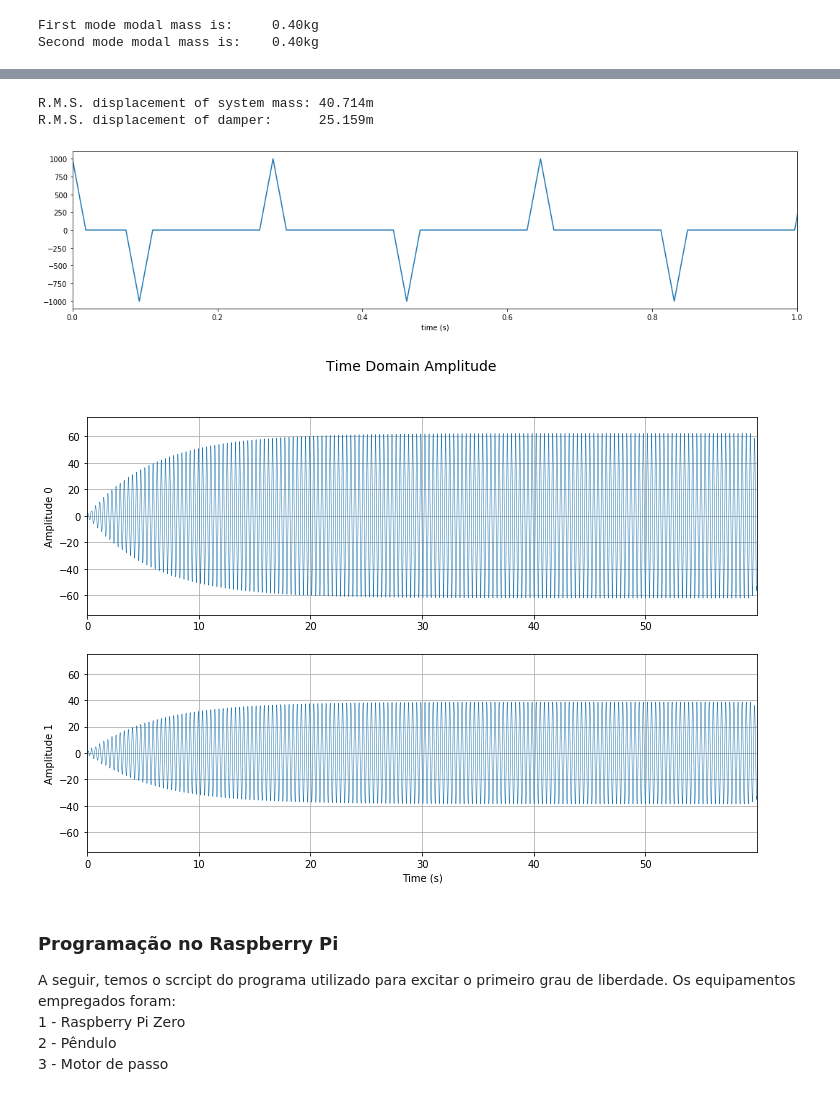
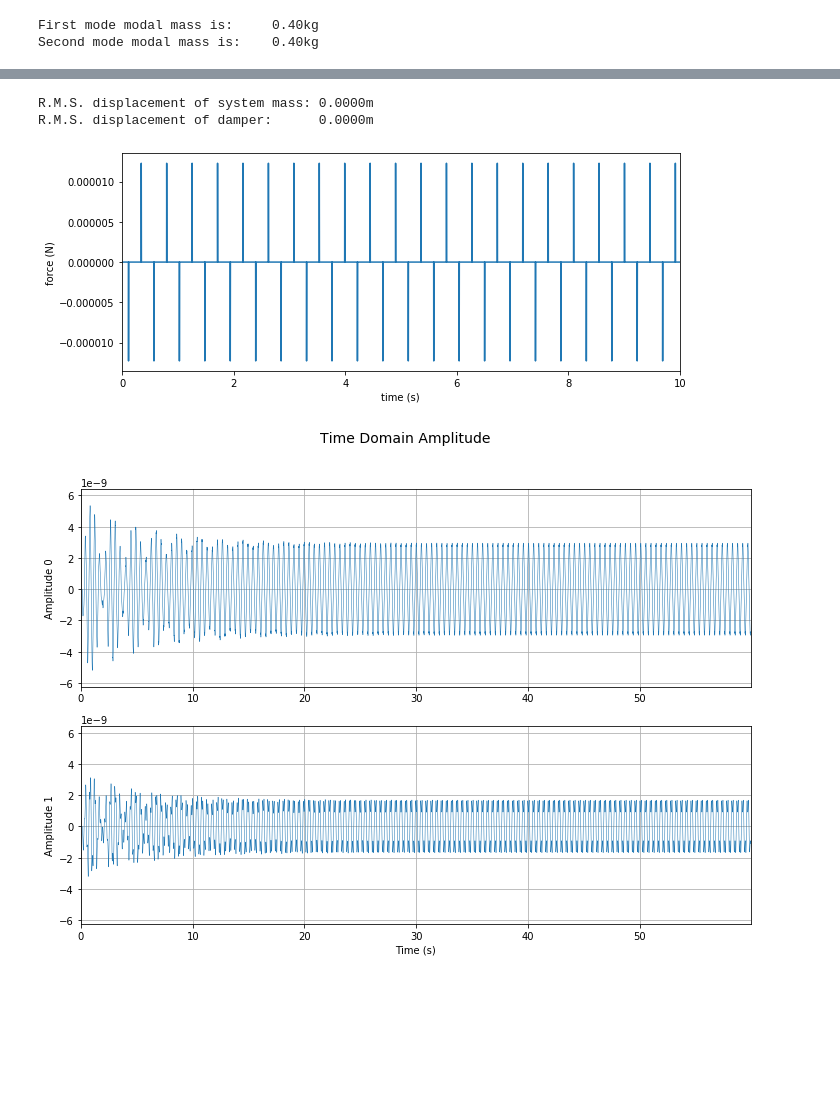
Before and after one commit to lucasborges-ec/FinalProject, a Jupyter notebook: FinalProject.ipynb, the cells around one changed output, grey strips where cells are left out. Drawn from its saved outputs; the diff is of its cells as text; code cells hidden in the pictures; blank space fills up the shorter version.

```diff
--- a/FinalProject.ipynb
+++ b/FinalProject.ipynb
@@ -110,0 +173,17 @@ O primeiro andar é excitado por uma força de impacto de intensidade F0 e frequ
+# %%
+## Geração de sinal triangular
+
+# Discretização do tempo
+N = 42100
+Td =  N*lag_time
+t=np.linspace(0,Td,N+1)
+fs =  N/Td
+zt=0.01
+
+triangle = signal.sawtooth(2*np.pi*fm*t, 0.5)
+u=triangle*D                # Amplitude em Deslocamento [m]
+u=u[80:]
+t=t[:-80]
+
+v=np.diff(u, n=1)
+a=np.diff(u, n=2)
@@ -111,61 +215,33 @@ O primeiro andar é excitado por uma força de impacto de intensidade F0 e frequ
 # %%
 # Excitation properties
-F0 =  1000          # Intensity
-fm=fk[0]               # Frequency
-Tm=1/fm
-#Time discretization
-
-Td =  60
-n = 10
-N  =  60/(Tm/2/n)
-fs =  N/Td
-zt=0.01
-
-
-t  =  np.linspace(0, Td, N+1)        # time domain
-F1 = np.zeros(t.shape)
-
-t1=60/N
-n=int((Tm/4)/t1)
-F1[0]=1*F0
-for i in range (int((N/(4*n)-1))):
-    F1[3*n+i*4*n]=1*F0
-    F1[n+i*4*n]=-1*F0
-
-F  = [F1, np.zeros(t.shape)]     # loading vector
+m=0.1*m1
+F1 =  m*a                             # Intensity
+F  = [F1, np.zeros(t[:-2].shape)]     # loading vector
 
 # Modal force as MRPy object
 Fk =  MRPy(np.dot(Phi.T, F), fs=fs)
 
 # Normalize by modal masses:
 for k in range(2):
     Fk[k,:] /= Mk[k]
 
-
-
-
-
-plt.figure(2, figsize=(18, 4), clear=True)
-plt.plot(t,F[0])
-plt.xlim(0, 1);   plt.xlabel('time (s)')
-#plt.ylim(-2, 2.0);   plt.ylabel('force (N)')
-
 uk =  Fk.sdof_Duhamel(fk, zt)           # solve by Duhamel
 ut =  MRPy(np.dot(Phi, uk), fs=uk.fs)   # back from modal space
 
 
+plt.figure(5, figsize=(10, 4), clear=True)
+plt.plot(t[:-2],F[0])
+plt.xlim(-.01, 10);   plt.xlabel('time (s)')
+plt.ylabel('force (N)')
+
+
 ut.plot_time();
 
-print('R.M.S. displacement of system mass: {0:6.3f}m'.format(ut[0].std()))
-print('R.M.S. displacement of damper:      {0:6.3f}m'.format(ut[1].std()))
+
+print('R.M.S. displacement of system mass: {0:6.4f}m'.format(ut[0].std()))
+print('R.M.S. displacement of damper:      {0:6.4f}m'.format(ut[1].std()))
 # %% [output]
-R.M.S. displacement of system mass: 40.714m
-R.M.S. displacement of damper:      25.159m
+R.M.S. displacement of system mass: 0.0000m
+R.M.S. displacement of damper:      0.0000m
-[figure, old version]
+[figure, new version]
-[figure, old version]
+[figure, new version]
-# %% [markdown]
-### Programação no Raspberry Pi
-A seguir, temos o scrcipt do programa utilizado para excitar o primeiro grau de liberdade. Os equipamentos empregados foram:
-1 - Raspberry Pi Zero
-2 - Pêndulo
-3 - Motor de passo
```
Also changed, not shown: parts of 22 cells of this notebook.
